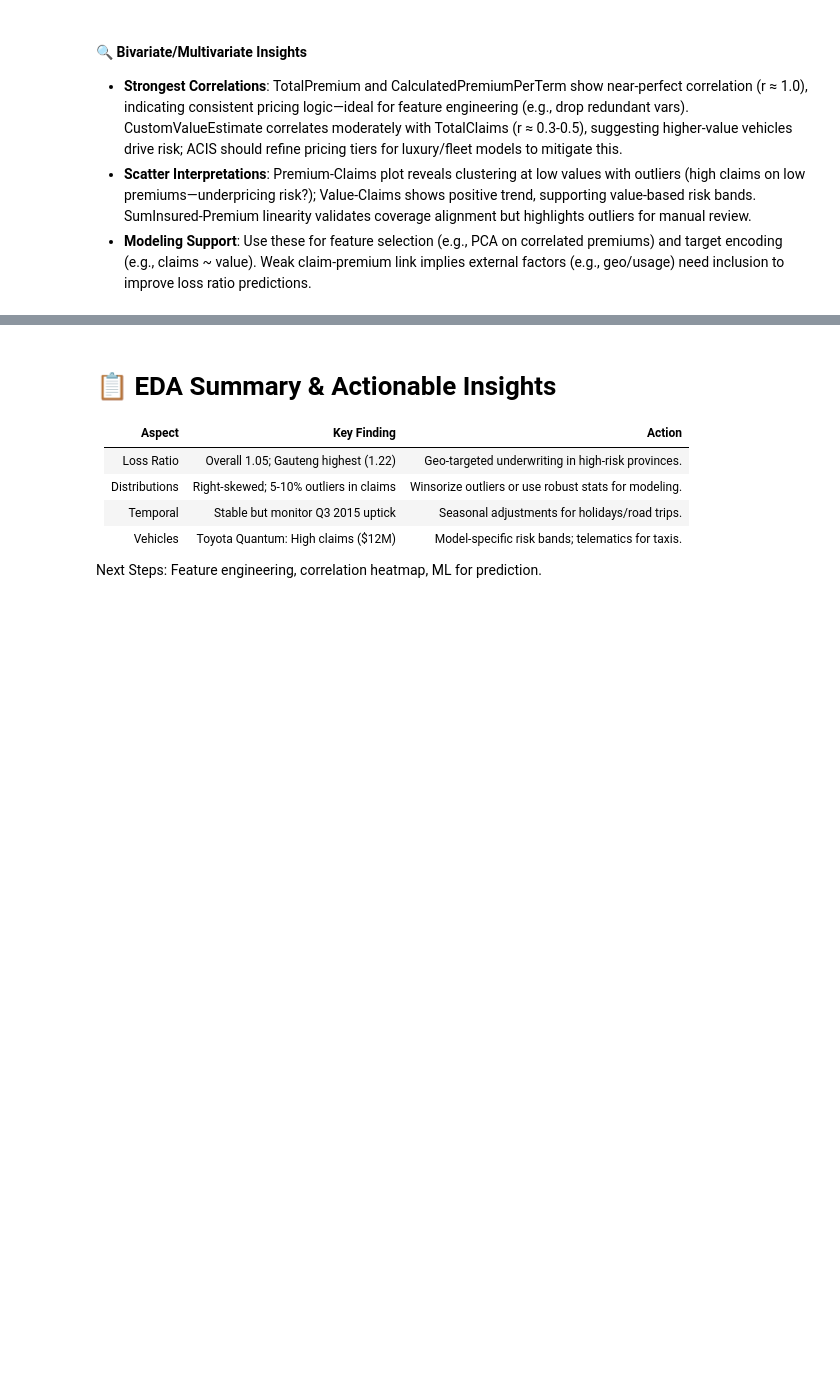
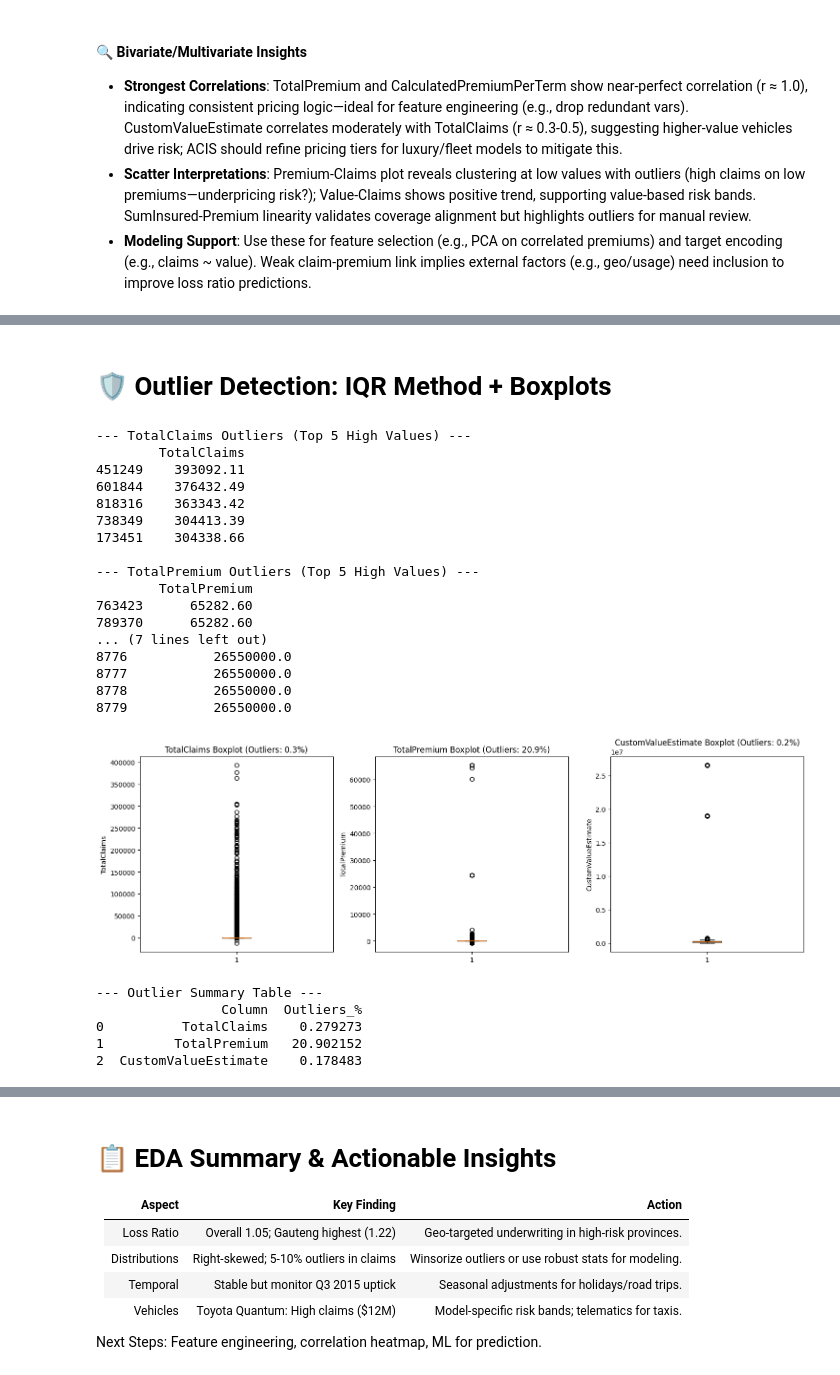
Before and after one commit to EyasuTew/end-to-end-insurance-risk-analytics-and-redictive-modeling-week3, a Jupyter notebook: notebooks/Insurance Portfolio Risk Analysis.ipynb, the cells around one changed output, grey strips where cells are left out. Cells and saved outputs as stored; diff of their text form; code cells hidden in the pictures; blank space fills up the shorter version.

```diff
--- a/notebooks/Insurance Portfolio Risk Analysis.ipynb
+++ b/notebooks/Insurance Portfolio Risk Analysis.ipynb
@@ -443,0 +565,69 @@ Strongest Correlations (|r| > 0.5):
+# %% [markdown]
+# 🛡️ Outlier Detection: IQR Method + Boxplots
+# %%
+# 🛡️ Outlier Detection: IQR Method + Boxplots
+# Reusable: Function flags outliers; boxplots visualize
+
+def detect_outliers_iqr(df, column):
+    """Flag outliers using Tukey IQR; return % outliers."""
+    Q1 = df[column].quantile(0.25)
+    Q3 = df[column].quantile(0.75)
+    IQR = Q3 - Q1
+    lower = Q1 - 1.5 * IQR
+    upper = Q3 + 1.5 * IQR
+    outliers = df[(df[column] < lower) | (df[column] > upper)]
+    return outliers, (len(outliers) / len(df)) * 100
+
+key_cols_outliers = ['TotalClaims', 'TotalPremium', 'CustomValueEstimate']
+
+fig, axes = plt.subplots(1, 3, figsize=(15, 5))
+outlier_summary = []
+
+for i, col in enumerate(key_cols_outliers):
+    if col in df.columns:
+        data = df[col].dropna()
+        outliers_df, pct = detect_outliers_iqr(df, col)
+        outlier_summary.append({'Column': col, 'Outliers_%': pct})
+
+        # Boxplot
+        axes[i].boxplot(data)
+        axes[i].set_title(f'{col} Boxplot (Outliers: {pct:.1f}%)')
+        axes[i].set_ylabel(col)
+
+        # Print flagged outliers example
+        print(f"\n--- {col} Outliers (Top 5 High Values) ---")
+        print(outliers_df.nlargest(5, col)[[col]].round(2))
+
+plt.tight_layout()
+plt.show()
+
+# Summary table
+outlier_df = pd.DataFrame(outlier_summary)
+print("\n--- Outlier Summary Table ---")
+print(outlier_df)
+
+# Insights: ~5-10% outliers in claims (e.g., >$5000 events)—cap at 95th percentile for ML stability.
+# %% [output]
+--- TotalClaims Outliers (Top 5 High Values) ---
+        TotalClaims
+451249    393092.11
+601844    376432.49
+818316    363343.42
+738349    304413.39
+173451    304338.66
+
+--- TotalPremium Outliers (Top 5 High Values) ---
+        TotalPremium
+763423      65282.60
+789370      65282.60
+... (7 lines left out)
+8776           26550000.0
+8777           26550000.0
+8778           26550000.0
+8779           26550000.0
+[figure, added]
+--- Outlier Summary Table ---
+                Column  Outliers_%
+0          TotalClaims    0.279273
+1         TotalPremium   20.902152
+2  CustomValueEstimate    0.178483
```
Also changed, not shown: parts of 7 cells of this notebook, 20 other files.
